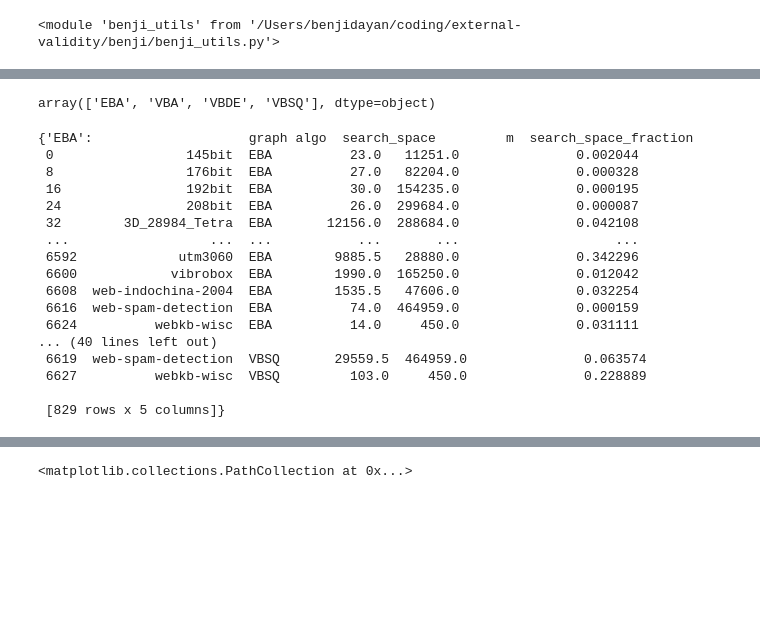
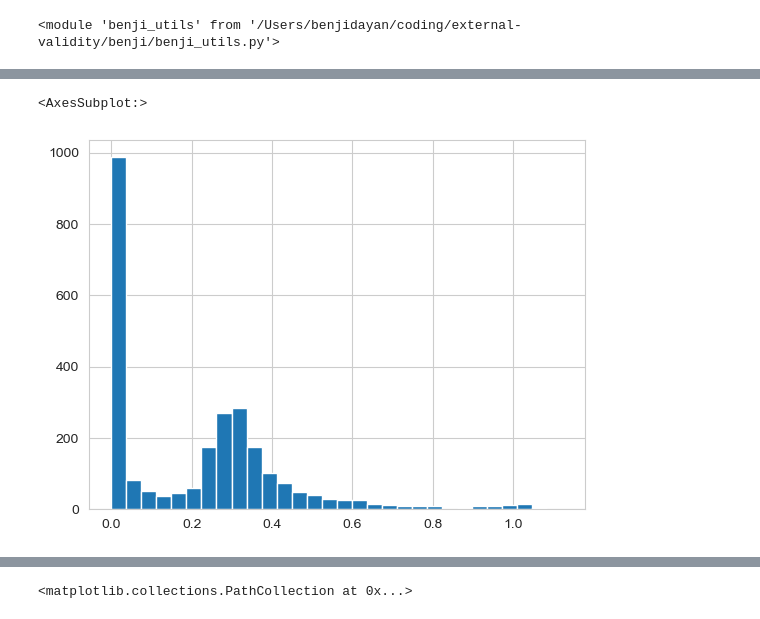
Before and after one commit to BenjiDayan/bibfs, a Jupyter notebook: real_fake_vis.ipynb, the cells around one changed output, grey strips where cells are left out. Cells and saved outputs as stored; diff of their text form; code cells hidden in the pictures; blank space fills up the shorter version.

```diff
--- a/real_fake_vis.ipynb
+++ b/real_fake_vis.ipynb
@@ -103,26 +170,0 @@ foo.loc[foo.algo == 'EBA'].search_space_fraction.hist(bins=30)
-# %%
-foo.algo.unique()
-# %% [output]
-array(['EBA', 'VBA', 'VBDE', 'VBSQ'], dtype=object)
-# %%
-foo_by_algos = {algo: foo.loc[foo.algo == algo] for algo in foo.algo.unique()}
-foo_by_algos
-ssf_by_algos = {algo: foo_by_algos[algo].search_space_fraction.reset_index(drop=True) for algo in foo.algo.unique()}
-# %% [output]
-{'EBA':                    graph algo  search_space         m  search_space_fraction
- 0                 145bit  EBA          23.0   11251.0               0.002044
- 8                 176bit  EBA          27.0   82204.0               0.000328
- 16                192bit  EBA          30.0  154235.0               0.000195
- 24                208bit  EBA          26.0  299684.0               0.000087
- 32        3D_28984_Tetra  EBA       12156.0  288684.0               0.042108
- ...                  ...  ...           ...       ...                    ...
- 6592             utm3060  EBA        9885.5   28880.0               0.342296
- 6600            vibrobox  EBA        1990.0  165250.0               0.012042
- 6608  web-indochina-2004  EBA        1535.5   47606.0               0.032254
- 6616  web-spam-detection  EBA          74.0  464959.0               0.000159
- 6624          webkb-wisc  EBA          14.0     450.0               0.031111
-... (40 lines left out)
- 6619  web-spam-detection  VBSQ       29559.5  464959.0               0.063574
- 6627          webkb-wisc  VBSQ         103.0     450.0               0.228889
-
- [829 rows x 5 columns]}
@@ -133,0 +171,10 @@ x = foo_by_algos['VBA'].reset_index(drop=True).m[idx_by_size]
+# %%
+gams = graph_algo_medians
+gams = gams.loc[~gams.graph.str.contains('_cl')]
+gams_cl = graph_algo_medians.loc[graph_algo_medians.graph.str.contains('_cl')]
+gams.reset_index(drop=True, inplace=True)
+gams_cl.reset_index(drop=True, inplace=True)
+gams.loc[gams.algo == 'EBA'].search_space_fraction.hist(bins=30)
+# %% [output]
+<AxesSubplot:>
+[figure, added]
```
Also changed, not shown: parts of 39 cells of this notebook, 9 other files.
